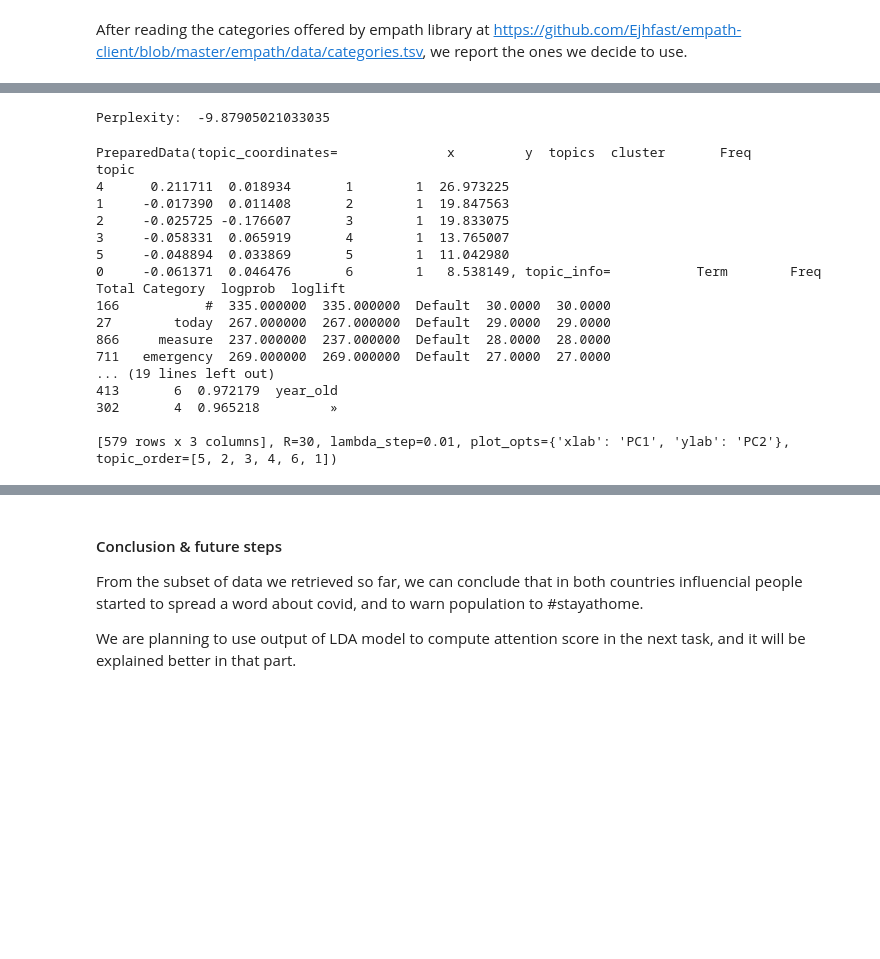
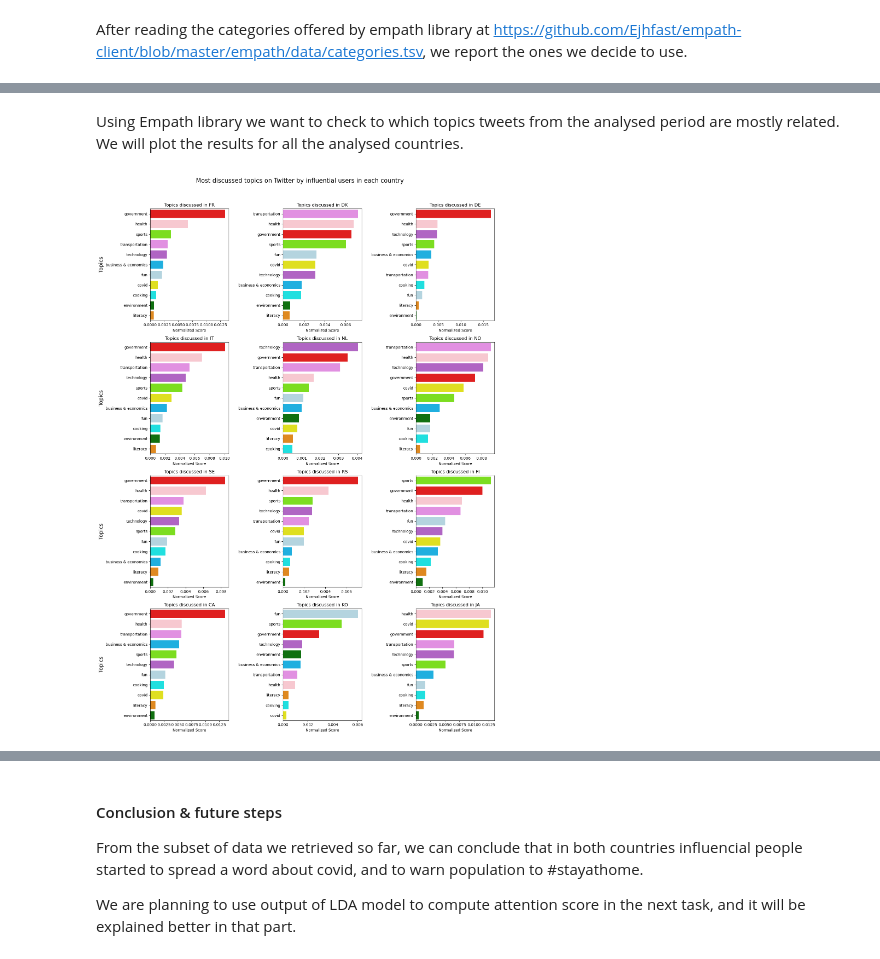
Before and after one commit to RiccardoBrioschi/The-pandemic-through-the-eyes-of-Internet, a Jupyter notebook: RQ2_Influential_people_analysis.ipynb, the cells around one changed output, grey strips where cells are left out. Drawn from its saved outputs; the diff is of its cells as text; code cells hidden in the pictures; blank space fills up the shorter version.

```diff
--- a/RQ2_Influential_people_analysis.ipynb
+++ b/RQ2_Influential_people_analysis.ipynb
@@ -261,6 +176,0 @@ def plotTweetsTopics(country_code, country_name, topics, influential_people_twee
-# %%
-# plotting topic discussed in Serbia and Italy 3 weeks precedign the lockdown
-#plotTweetsTopics('RS', 'Serbia', topics, influential_people_tweets)
-
-for country in countries:
-    plotTweetsTopics(country, country, topics, influential_people_tweets)
@@ -328,8 +176,0 @@ def plotMostCommonWords(country_code, country_name, influential_people_tweets):
-# %%
-# plotting most common words in Serbian and Italian tweets
-most_common_words = {}
-all_words = {}
-for country in countries:
-    most_common, words = plotMostCommonWords(country, country, influential_people_tweets)
-    most_common_words[country] = most_common
-    all_words[country] = words
@@ -379,6 +176,0 @@ def plotMostCommonHashtags(country_name, all_words):
-# %%
-# plotting most common hashtags in Serbia and Italy
-most_common_hashtags = {}
-for country in countries:
-    hashtags = plotMostCommonHashtags(country, all_words[country])
-    most_common_hashtags[country] = hashtags
@@ -444,6 +176,0 @@ def tweetSentiment(data):
-# %%
-for index, row in influential_people_tweets.iterrows():
-    tweet = str(row['tweet_text_en'])
-    polarity, subjectivity = tweetSentiment(tweet)
-    print(tweet, "==>", polarity, "-" ,subjectivity)
-    break
@@ -555,22 +177,2 @@ def createLDAModel(influential_people_tweets, country_code, number_topics):
-# %%
-visualization = createLDAModel(influential_people_tweets, 'IT', 6)
-visualization
-# %% [output]
-Perplexity:  -9.87905021033035
-PreparedData(topic_coordinates=              x         y  topics  cluster       Freq
-topic
-4      0.211711  0.018934       1        1  26.973225
-1     -0.017390  0.011408       2        1  19.847563
-2     -0.025725 -0.176607       3        1  19.833075
-3     -0.058331  0.065919       4        1  13.765007
-5     -0.048894  0.033869       5        1  11.042980
-0     -0.061371  0.046476       6        1   8.538149, topic_info=           Term        Freq       Total Category  logprob  loglift
-166           #  335.000000  335.000000  Default  30.0000  30.0000
-27        today  267.000000  267.000000  Default  29.0000  29.0000
-866     measure  237.000000  237.000000  Default  28.0000  28.0000
-711   emergency  269.000000  269.000000  Default  27.0000  27.0000
-... (19 lines left out)
-413       6  0.972179  year_old
-302       4  0.965218         »
-
-[579 rows x 3 columns], R=30, lambda_step=0.01, plot_opts={'xlab': 'PC1', 'ylab': 'PC2'}, topic_order=[5, 2, 3, 4, 6, 1])
+# %% [markdown]
+Using Empath library we want to check to which topics tweets from the analysed period are mostly related. We will plot the results for all the analysed countries.
@@ -576,0 +213,17 @@ topic
+# %%
+# Plotting topics discussed by influential people in all the analysed countries
+fig, axs = plt.subplots(4,3, figsize=(15,20))
+
+for country in countries:
+    rows = ['Topics']*4
+    index = countries.index(country)
+    row = index // 3
+    col = index % 3
+    plotTweetsTopics(country, country, topics, influential_people_tweets, ax=axs[row,col])
+    for ax,row in zip(axs[:,0],rows):
+        ax.set_ylabel(row,fontsize=14)
+
+fig.suptitle('Most discussed topics on Twitter by influential users in each country', fontsize=16, y=1.02)
+fig.tight_layout()
+# %% [output]
+[figure, added]
```
Also changed, not shown: parts of 80 cells of this notebook, 1 other file.
